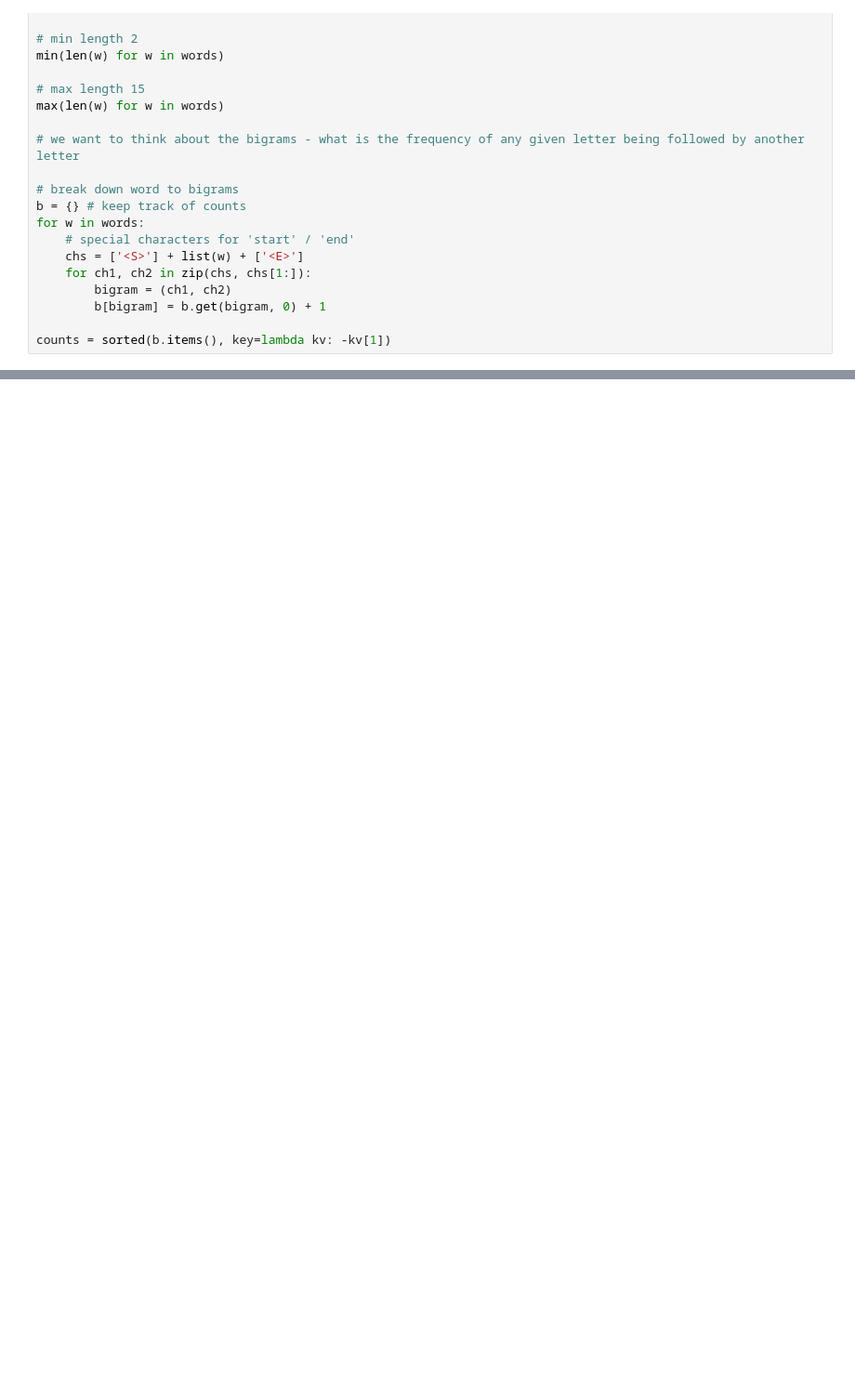
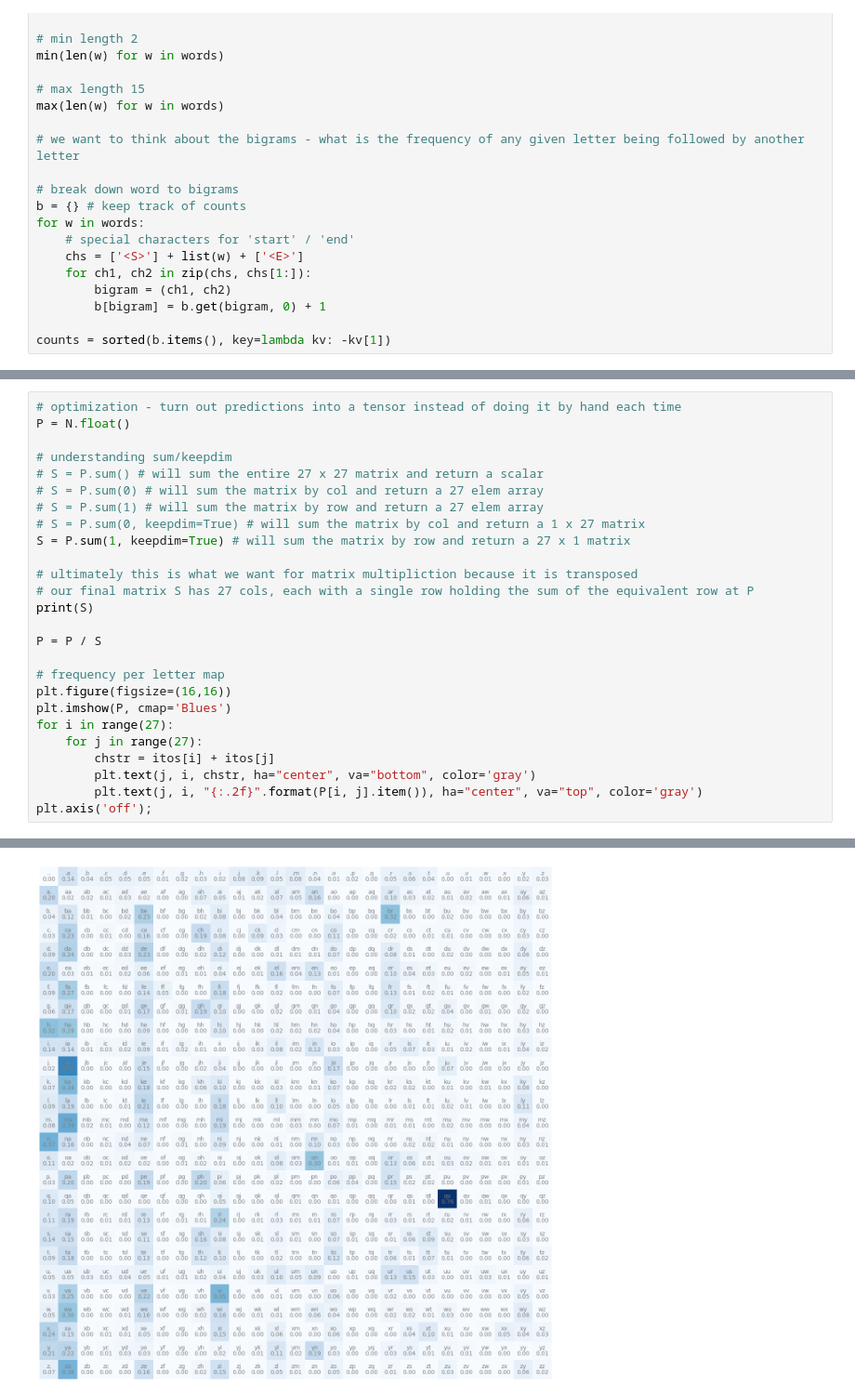
Before and after one commit to AloofBuddha/neural-nets-zero-to-hero, a Jupyter notebook: makemore.ipynb, the cells around one changed output, grey strips where cells are left out. Shown at 93% size. Cells and saved outputs as stored; diff of their text form; blank space fills up the shorter version.

```diff
--- a/makemore.ipynb
+++ b/makemore.ipynb
@@ -70,0 +105,27 @@ plt.axis('off');
+# %%
+# optimization - turn out predictions into a tensor instead of doing it by hand each time
+P = N.float()
+
+# understanding sum/keepdim
+# S = P.sum() # will sum the entire 27 x 27 matrix and return a scalar
+# S = P.sum(0) # will sum the matrix by col and return a 27 elem array
+# S = P.sum(1) # will sum the matrix by row and return a 27 elem array
+# S = P.sum(0, keepdim=True) # will sum the matrix by col and return a 1 x 27 matrix
+S = P.sum(1, keepdim=True) # will sum the matrix by row and return a 27 x 1 matrix
+
+# ultimately this is what we want for matrix multipliction because it is transposed
+# our final matrix S has 27 cols, each with a single row holding the sum of the equivalent row at P
+print(S)
+
+P = P / S
+
+# frequency per letter map
+plt.figure(figsize=(16,16))
+plt.imshow(P, cmap='Blues')
+for i in range(27):
+    for j in range(27):
+        chstr = itos[i] + itos[j]
+        plt.text(j, i, chstr, ha="center", va="bottom", color='gray')
+        plt.text(j, i, "{:.2f}".format(P[i, j].item()), ha="center", va="top", color='gray')
+plt.axis('off');
+# %% [output]
@@ -70,0 +149 @@ plt.axis('off');
+[figure, added]
```
Also changed, not shown: parts of 8 cells of this notebook.
